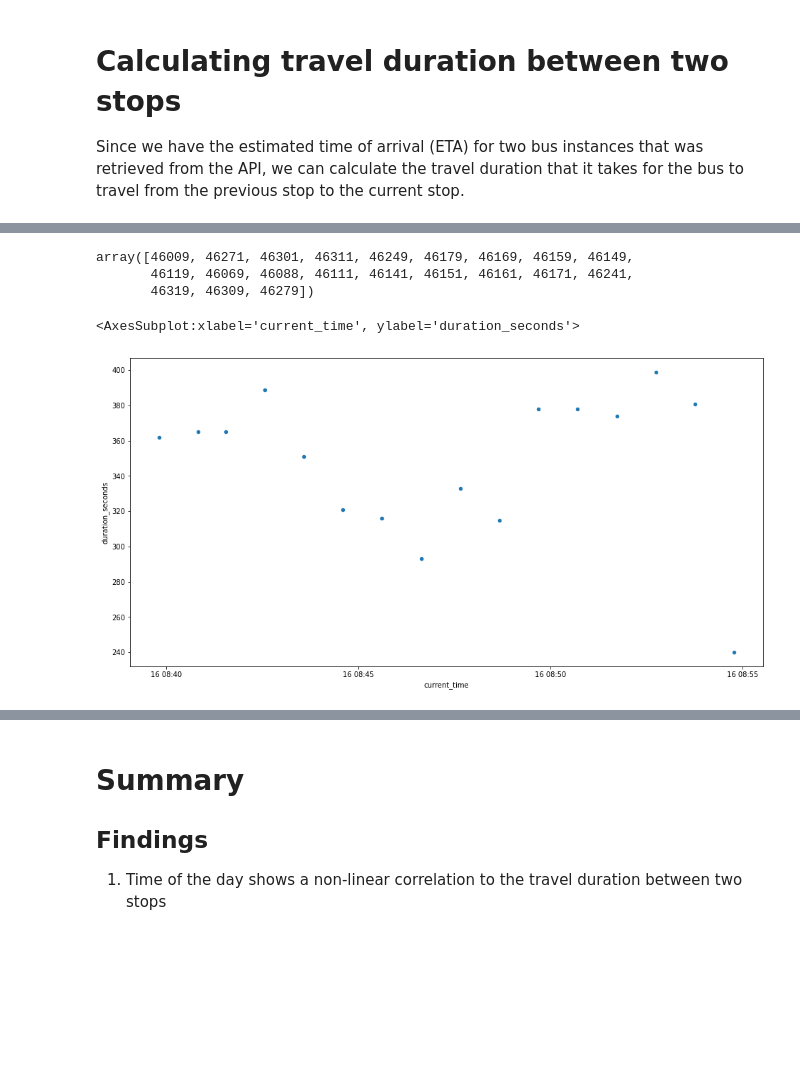
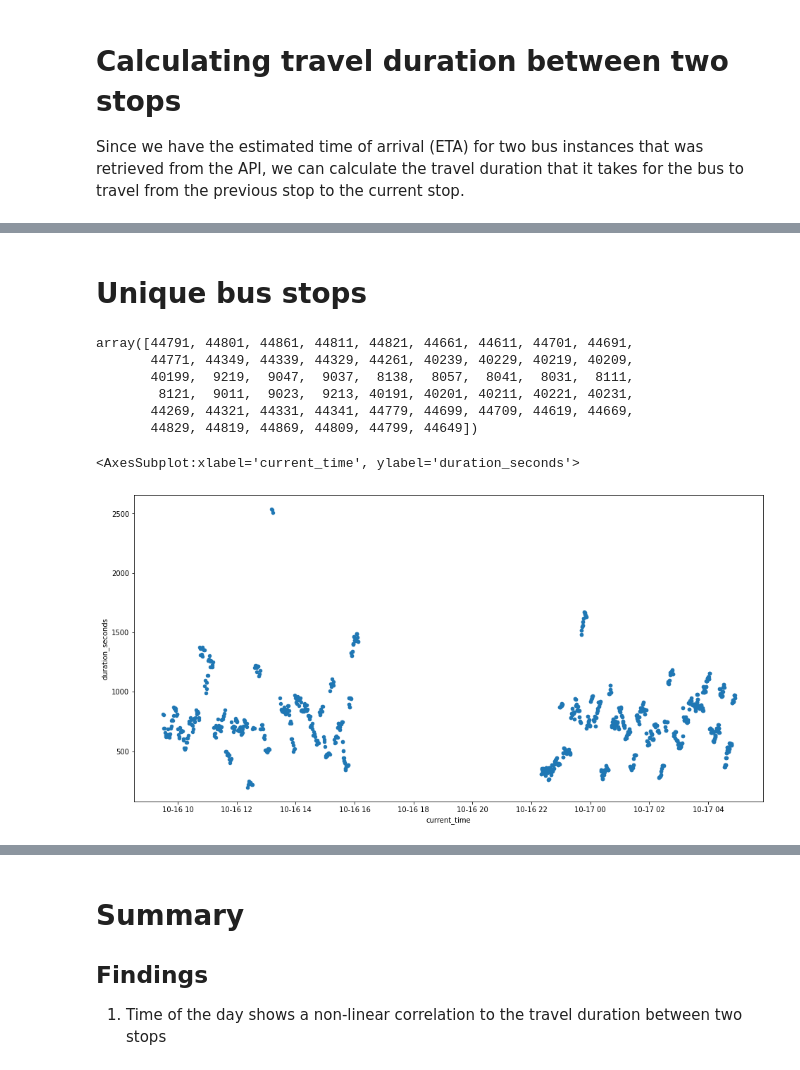
Before and after one commit to jeffgorithm/sg-bus-prediction, a Jupyter notebook: notebooks/Exploratory Data Analysis.ipynb, the cells around one changed output, grey strips where cells are left out. Drawn from its saved outputs; the diff is of its cells as text; code cells hidden in the pictures; blank space fills up the shorter version.

Commit message:
Added new charts for analysis, waiting for more data to be collected =D

```diff
--- a/notebooks/Exploratory Data Analysis.ipynb
+++ b/notebooks/Exploratory Data Analysis.ipynb
@@ -7,7 +7,7 @@ Given this dataset, can we capture the seasonality and patterns that is present
 # %%
 import pandas as pd
 
-csv_file_path = '../data-retriever/data/903.csv'
+csv_file_path = '../data-retriever/data/972-16102021.csv'
 
 #NEW API SCHEMA 2021
 #Origin, Destination, ETA, Lat, Long, Visit Number, Load, Feature, Type, Current Stop, Next Stop, Service, Current Time
@@ -75,9 +75,11 @@ df['eta'] = pd.to_datetime(df['eta'])
 df['eta2'] = pd.to_datetime(df['eta2'])
 df['current_time'] = pd.to_datetime(df['current_time'])
 
-#Convert numerical data columns to Integer
-df['current_stop'] = df['current_stop'].astype(int)
-df['next_stop'] = df['next_stop'].astype(int)
+#Extract hour from current_time field
+df['hour'] = df['current_time'].dt.hour
+
+#Extract day of week from current_time field
+df['day'] = df['current_time'].dt.dayofweek
 
 df.head()
 # %% [output]
@@ -113,5 +121,0 @@ df.loc[df['duration_seconds'] < 0]
-# %%
-df = df.loc[df['duration_seconds'] > 0]
-df.reset_index(drop=True, inplace=True)
-
-df.head()
@@ -125,14 +122,19 @@ df.head()
+# %% [markdown]
+# Unique bus stops
 # %%
 bus_stops = df['current_stop'].unique()
 bus_stops
 # %% [output]
-array([46009, 46271, 46301, 46311, 46249, 46179, 46169, 46159, 46149,
-       46119, 46069, 46088, 46111, 46141, 46151, 46161, 46171, 46241,
-       46319, 46309, 46279])
+array([44791, 44801, 44861, 44811, 44821, 44661, 44611, 44701, 44691,
+       44771, 44349, 44339, 44329, 44261, 40239, 40229, 40219, 40209,
+       40199,  9219,  9047,  9037,  8138,  8057,  8041,  8031,  8111,
+        8121,  9011,  9023,  9213, 40191, 40201, 40211, 40221, 40231,
+       44269, 44321, 44331, 44341, 44779, 44699, 44709, 44619, 44669,
+       44829, 44819, 44869, 44809, 44799, 44649])
 # %%
-first_stop = df.loc[df['current_stop'] == 46151]
+target_stop = df.loc[df['current_stop'] == 44269]
 
-first_stop.plot.scatter(x='current_time', y='duration_seconds',figsize=(16,8))
+target_stop.plot.scatter(x='current_time', y='duration_seconds',figsize=(16,8))
 # %% [output]
 <AxesSubplot:xlabel='current_time', ylabel='duration_seconds'>
-[figure, old version]
+[figure, new version]
```
Also changed, not shown: parts of 23 cells of this notebook.
